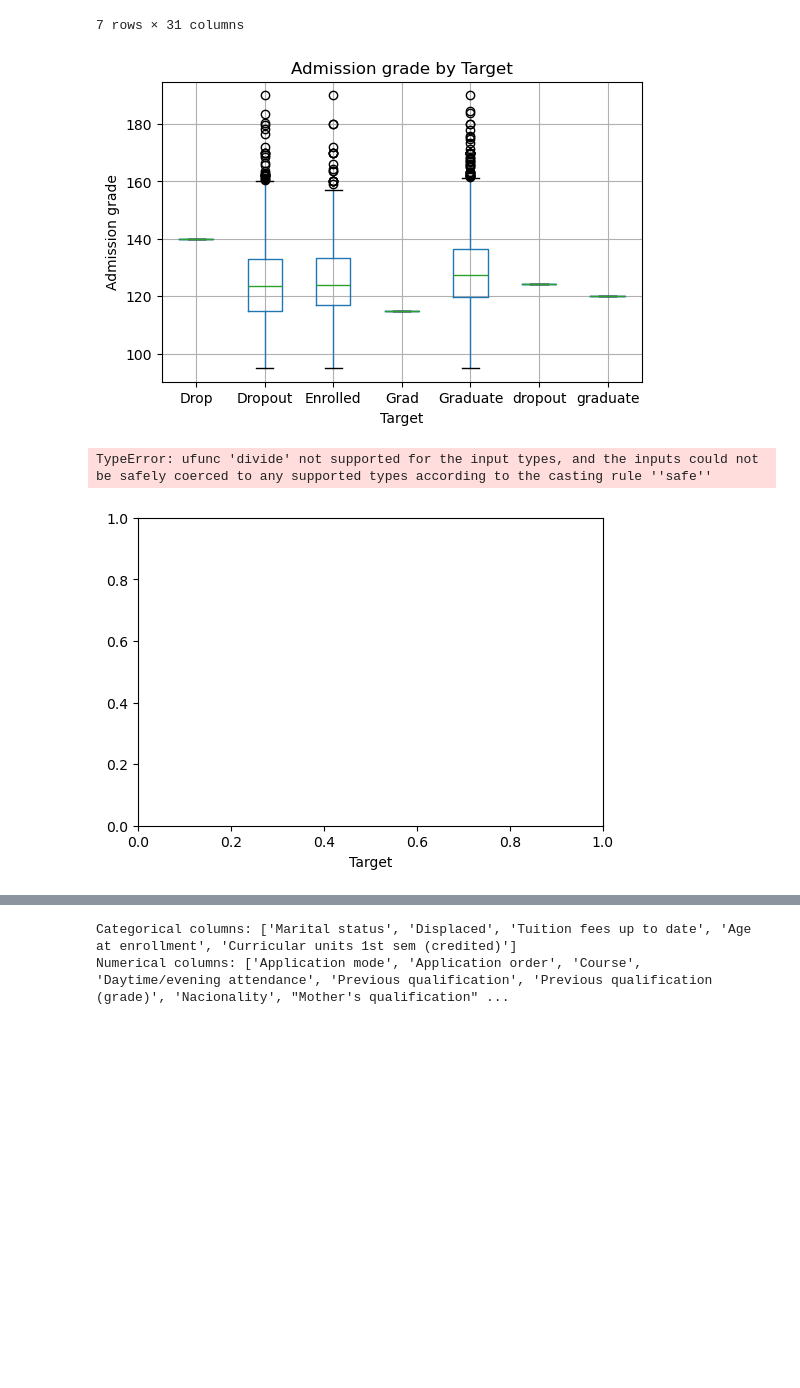
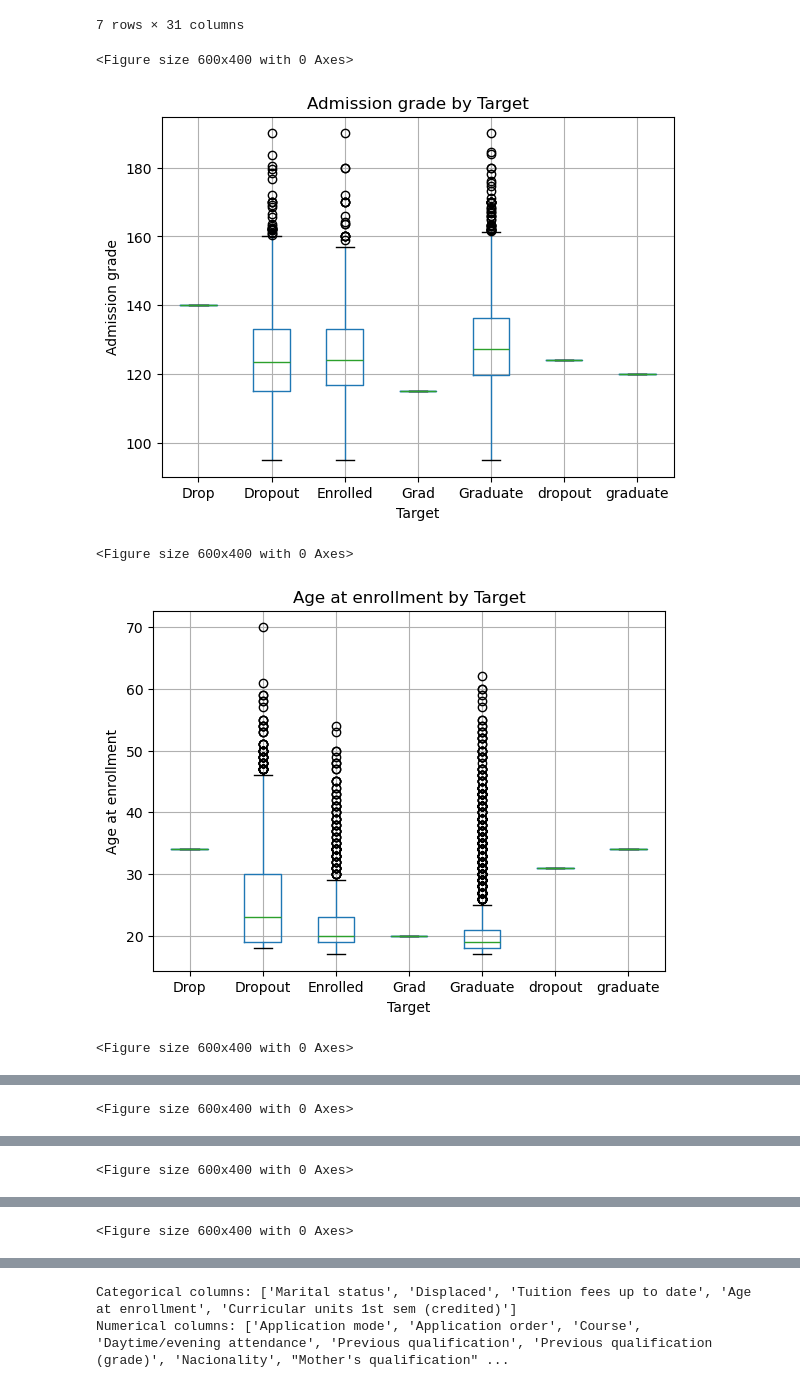
Before and after one commit to 2022583-Ahmed/CA-1-ML-2022583, a Jupyter notebook: ML-CA-1-2022583.ipynb, the cells around one changed output, grey strips where cells are left out. Saved outputs shown, nothing was run; the diff lists cells and outputs as text; code cells hidden in the pictures; blank space fills up the shorter version.

```diff
--- a/ML-CA-1-2022583.ipynb
+++ b/ML-CA-1-2022583.ipynb
@@ -169,22 +169,27 @@ df.groupby("Target")[numerical_cols].mean()
 # %%
 important_features = [
     "Admission grade",
     "Age at enrollment",
     "Curricular units 1st sem (approved)",
     "Curricular units 1st sem (grade)",
     "Curricular units 2nd sem (approved)",
     "Curricular units 2nd sem (grade)"
 ]
 
 for col in important_features:
     if col in df.columns:
-        df.boxplot(column=col, by="Target", figsize=(6,4))
+        plt.figure(figsize=(6,4))
+        df.assign(**{col: pd.to_numeric(df[col], errors="coerce")}) \
+          .dropna(subset=[col, "Target"]) \
+          .boxplot(column=col, by="Target")
         plt.title(f"{col} by Target")
         plt.suptitle("")
         plt.xlabel("Target")
         plt.ylabel(col)
         plt.show()
 # %% [output]
+<Figure size 600x400 with 0 Axes>
-[figure, old version]
+[figure, new version]
-TypeError: ufunc 'divide' not supported for the input types, and the inputs could not be safely coerced to any supported types according to the casting rule ''safe''
+<Figure size 600x400 with 0 Axes>
-[figure, old version]
+[figure, new version]
+<Figure size 600x400 with 0 Axes>
@@ -190,0 +197 @@ TypeError: ufunc 'divide' not supported for the input types, and the inputs coul
+<Figure size 600x400 with 0 Axes>
@@ -190,0 +199 @@ TypeError: ufunc 'divide' not supported for the input types, and the inputs coul
+<Figure size 600x400 with 0 Axes>
@@ -190,0 +201 @@ TypeError: ufunc 'divide' not supported for the input types, and the inputs coul
+<Figure size 600x400 with 0 Axes>
```
Also changed, not shown: parts of 10 cells of this notebook.
